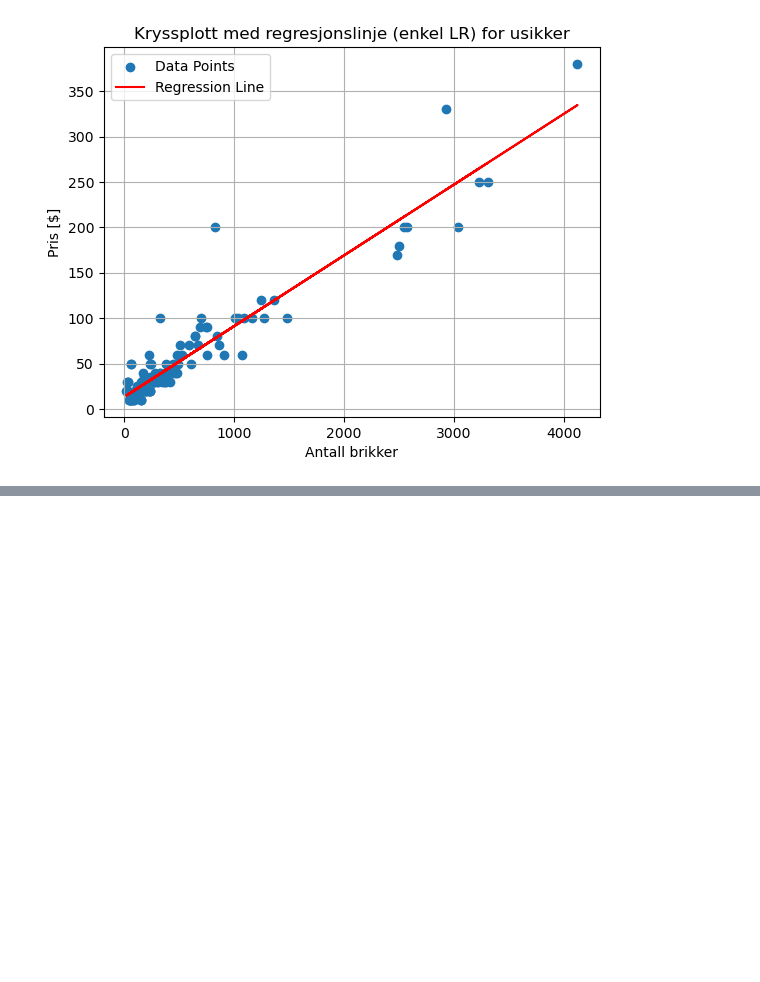
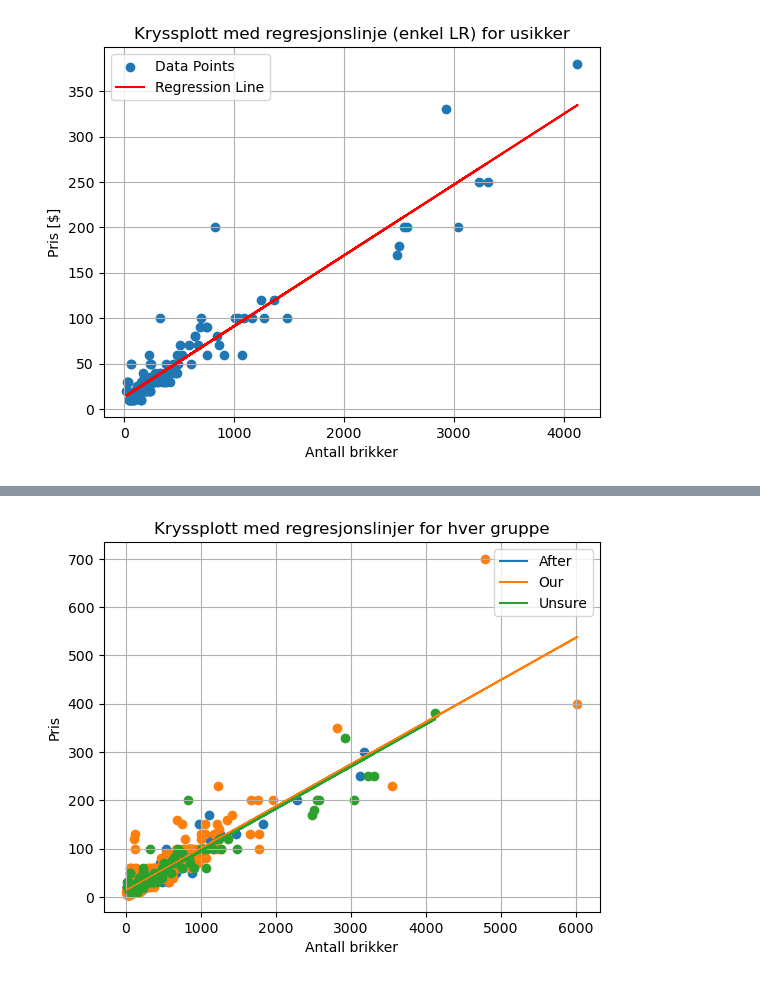
Before and after one commit to sagrimstad/ISTA1003_prosjekt, a Jupyter notebook: oppg1.ipynb, the cells around one changed output, grey strips where cells are left out. Cells and saved outputs as stored; diff of their text form; code cells hidden in the pictures; blank space fills up the shorter version.

Commit message:
Added data and graph for model Cb

```diff
--- a/oppg1.ipynb
+++ b/oppg1.ipynb
@@ -724,3 +724,12 @@ plt.grid()
 plt.show()
 # %% [output]
 [figure]
+# %%
+# Multippel lineær regresjon med eget skjæringspunkt for hver gruppe
+
+formel = 'Price ~ Pieces + Generation'
+
+modell = smf.ols(formel, data = df2)
+resultat = modell.fit()
+
+resultat.summary()
@@ -726,0 +760,24 @@ plt.show()
+# %%
+# Plotte multippel regresjonsmodell med eget skjæringspunkt for hver gruppe
+
+intercept = [resultat.params['Generation[T.Unsure]'], resultat.params['Generation[T.Our]'], 0] + resultat.params['Intercept']
+slope = resultat.params['Pieces']
+
+generations = ['After', 'Our', 'Unsure']
+
+for i, generation in enumerate(generations):
+
+    regression_x = np.array(df2[df2['Generation'].isin([generation])]['Pieces'])
+    regression_y = slope * regression_x + intercept[i]
+
+    plt.scatter(df2[df2['Generation'].isin([generation])]['Pieces'], df2[df2['Generation'].isin([generation])]['Price'])
+    plt.plot(regression_x, regression_y, label = generation)
+
+plt.xlabel('Antall brikker')
+plt.ylabel('Pris')
+plt.title('Kryssplott med regresjonslinjer for hver gruppe')
+plt.legend()
+plt.grid()
+plt.show()
+# %% [output]
+[figure, added]
```
Also changed, not shown: parts of 10 cells of this notebook.
